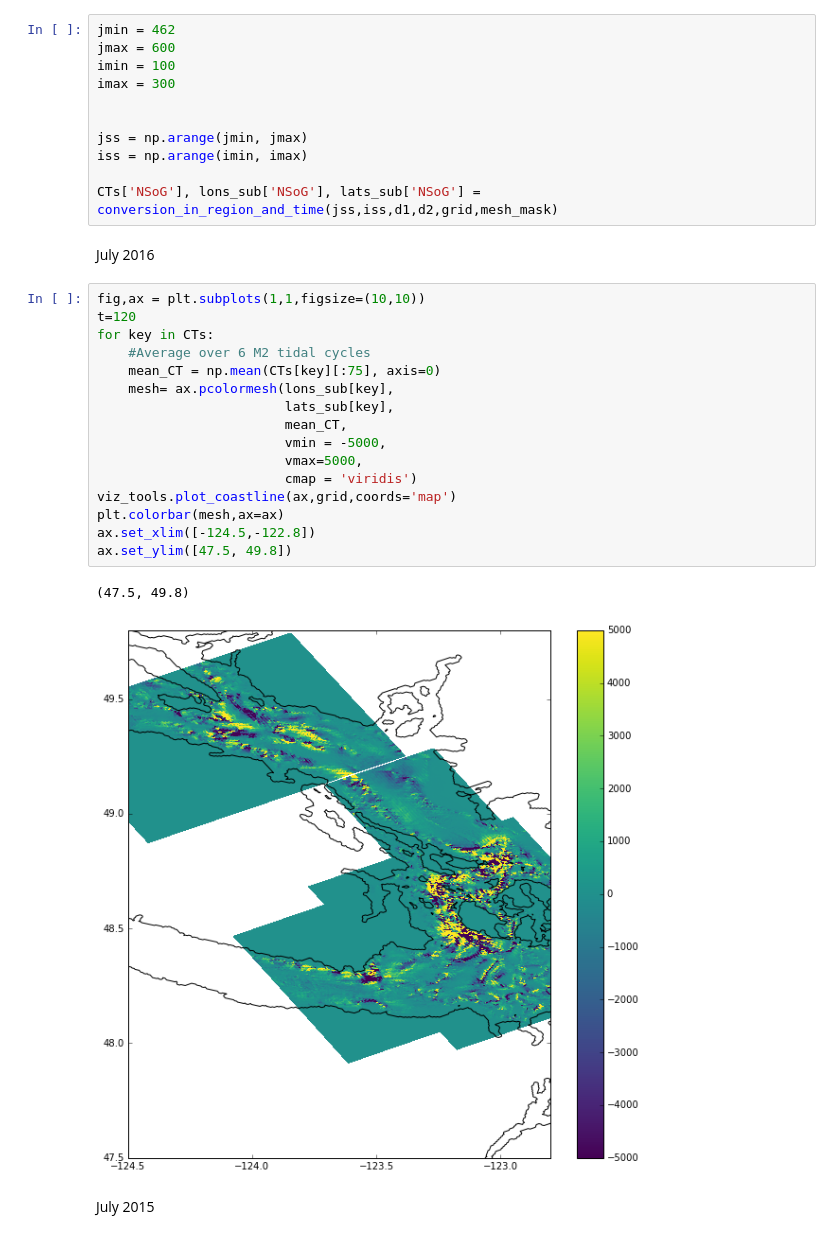
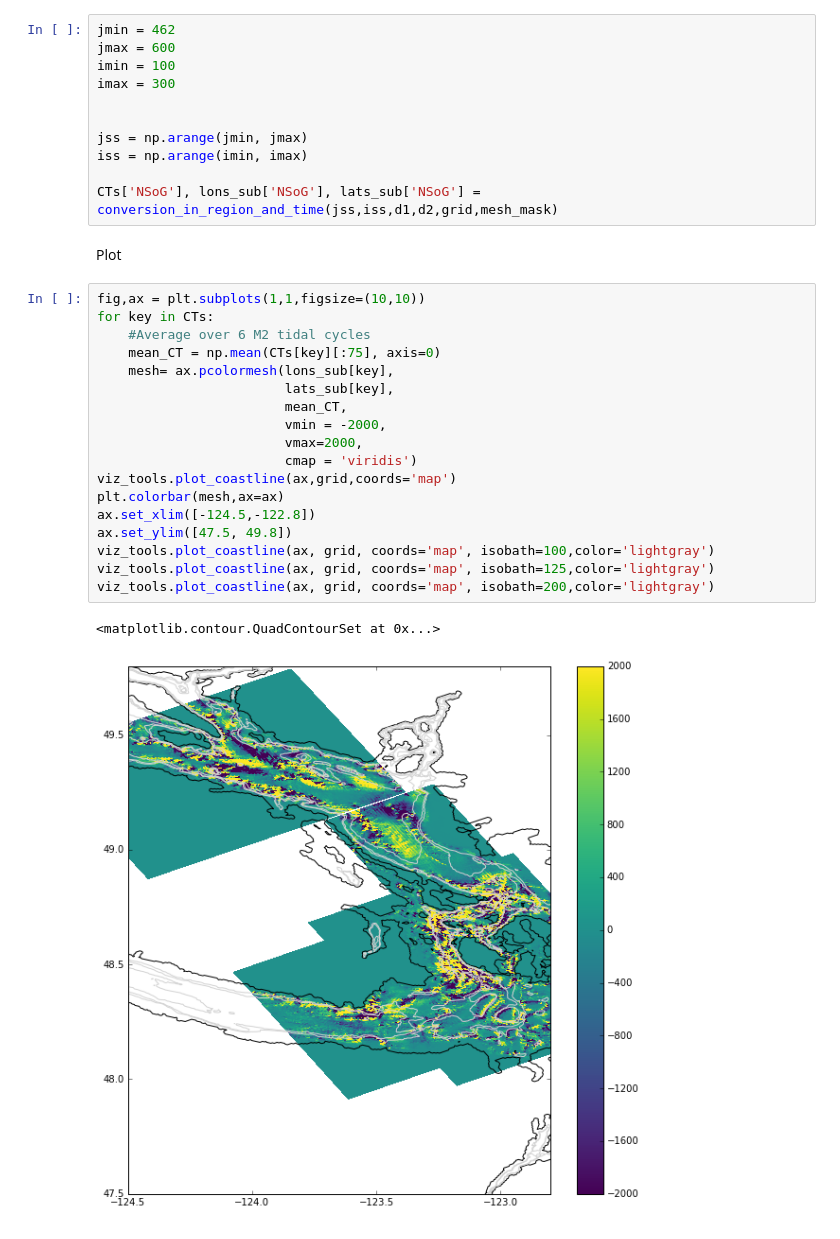
Before and after one commit to SalishSeaCast/analysis-nancy, a Jupyter notebook: notebooks/energy_flux/Testing conversion.py.ipynb, the cells around one changed output. Cells and saved outputs as stored; diff of their text form.

```diff
--- a/notebooks/energy_flux/Testing conversion.py.ipynb
+++ b/notebooks/energy_flux/Testing conversion.py.ipynb
@@ -131,26 +131,26 @@ jss = np.arange(jmin, jmax)
 iss = np.arange(imin, imax)
 
 CTs['NSoG'], lons_sub['NSoG'], lats_sub['NSoG'] = conversion_in_region_and_time(jss,iss,d1,d2,grid,mesh_mask)
-# %% [markdown]
-July 2016
+# %% [markdown]
+Plot
 # %%
 fig,ax = plt.subplots(1,1,figsize=(10,10))
-t=120
 for key in CTs:
     #Average over 6 M2 tidal cycles
     mean_CT = np.mean(CTs[key][:75], axis=0)
     mesh= ax.pcolormesh(lons_sub[key],
                         lats_sub[key],
                         mean_CT,
-                        vmin = -5000,
-                        vmax=5000,
+                        vmin = -2000,
+                        vmax=2000,
                         cmap = 'viridis')
 viz_tools.plot_coastline(ax,grid,coords='map')
 plt.colorbar(mesh,ax=ax)
 ax.set_xlim([-124.5,-122.8])
 ax.set_ylim([47.5, 49.8])
+viz_tools.plot_coastline(ax, grid, coords='map', isobath=100,color='lightgray')
+viz_tools.plot_coastline(ax, grid, coords='map', isobath=125,color='lightgray')
+viz_tools.plot_coastline(ax, grid, coords='map', isobath=200,color='lightgray')
 # %% [output]
-(47.5, 49.8)
+<matplotlib.contour.QuadContourSet at 0x...>
-[figure, old version]
+[figure, new version]
-# %% [markdown]
-July 2015
```
Also changed, not shown: parts of 5 cells of this notebook.
